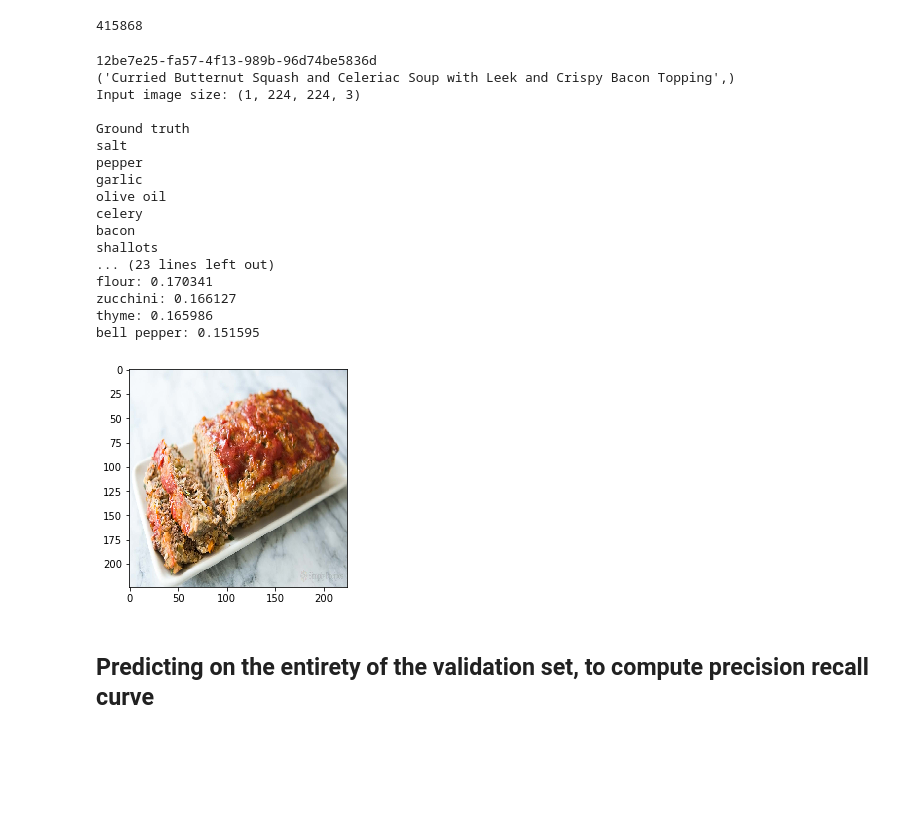
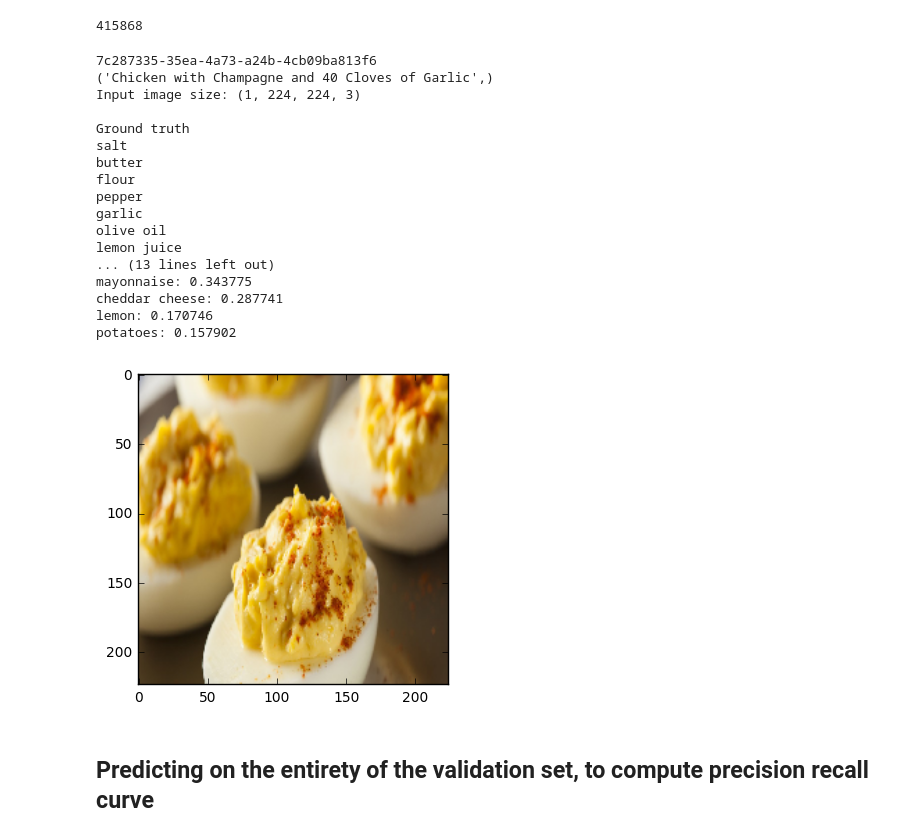
Before and after one commit to cvcassady/RecipeBot, a Jupyter notebook: IngredientsPredictionModel.ipynb, the cells around one changed output. Saved outputs shown, nothing was run; the diff lists cells and outputs as text; code cells hidden in the pictures; blank space fills up the shorter version.

```diff
--- a/IngredientsPredictionModel.ipynb
+++ b/IngredientsPredictionModel.ipynb
@@ -302,7 +302,7 @@ j = random.randint(0,len(test_ids))
 print(test_ids[j])
 #img_path = 'resized_thumbs/' + test_ids[j] + '.jpg'
 #img_path = 'download1.jpg'
-img_path = 'classic-meatloaf-horiz-a-1500.jpg'
+img_path = 'rNEiQSa.png'
 
 img = image.load_img(img_path, target_size=(224, 224))
 img_arr = image.img_to_array(img)
@@ -318,46 +318,46 @@ print(conn.execute("SELECT Title FROM Recipe WHERE ID='" + str(test_ids[j]) + "'
 conn.close()
 
 print('Input image size:', x.shape)
 
 
 plt.imshow(np.asarray(img));
 
 print('\nGround truth') #with Prediction')
 for i in range(0,size_pantry):
     if test_labels[j][i] == 1:
         print(id2food[i])# + ": " + str(predictions[0][i]))
 
 argsort_results = np.argsort(-predictions)[0]
 
 
 # print('\nAll Predictions over 10% certainty:')
 # for i in range(0,size_pantry):
 #     if predictions[0][i] > 0.1:
 #         print(id2food[i] + ": " + str(predictions[0][i]))
 
-print("\nTop 20 Predictions")
-for i in range(0,20):
+print("\nTop 10 Predictions")
+for i in range(0,10):
     #print(argsort_results[i])
     print(id2food[argsort_results[i]] + ": " + str(predictions[0][argsort_results[i]]))
 # %% [output]
-12be7e25-fa57-4f13-989b-96d74be5836d
-('Curried Butternut Squash and Celeriac Soup with Leek and Crispy Bacon Topping',)
+7c287335-35ea-4a73-a24b-4cb09ba813f6
+('Chicken with Champagne and 40 Cloves of Garlic',)
 Input image size: (1, 224, 224, 3)
 
 Ground truth
 salt
+butter
+flour
 pepper
 garlic
 olive oil
-celery
-bacon
-shallots
-... (23 lines left out)
-flour: 0.170341
-zucchini: 0.166127
-thyme: 0.165986
-bell pepper: 0.151595
+lemon juice
+... (13 lines left out)
+mayonnaise: 0.343775
+cheddar cheese: 0.287741
+lemon: 0.170746
+potatoes: 0.157902
-[figure, old version]
+[figure, new version]
 # %%
 len(predictions)
 # %% [markdown]
```
Also changed, not shown: parts of 1 cell of this notebook.
